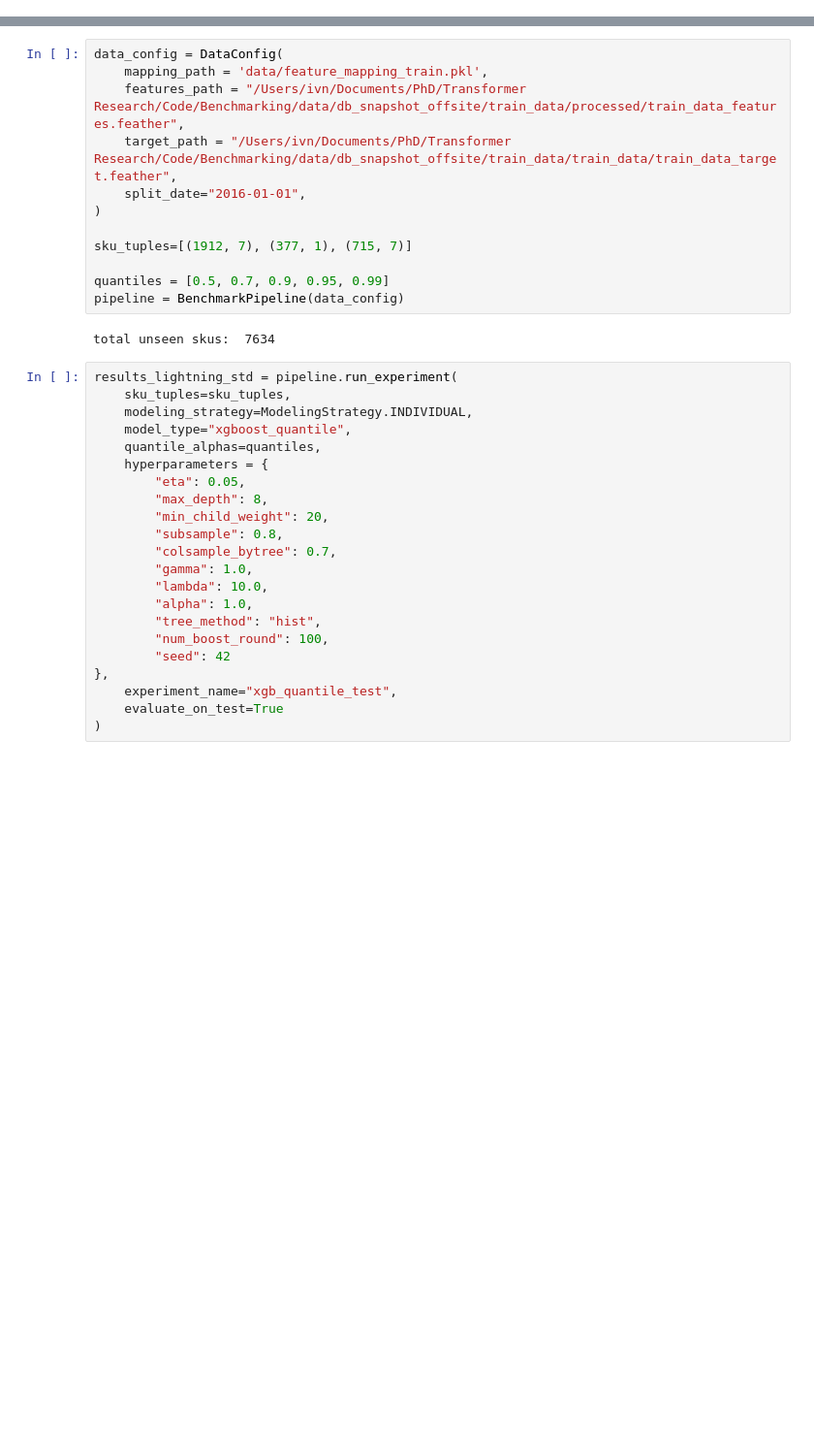
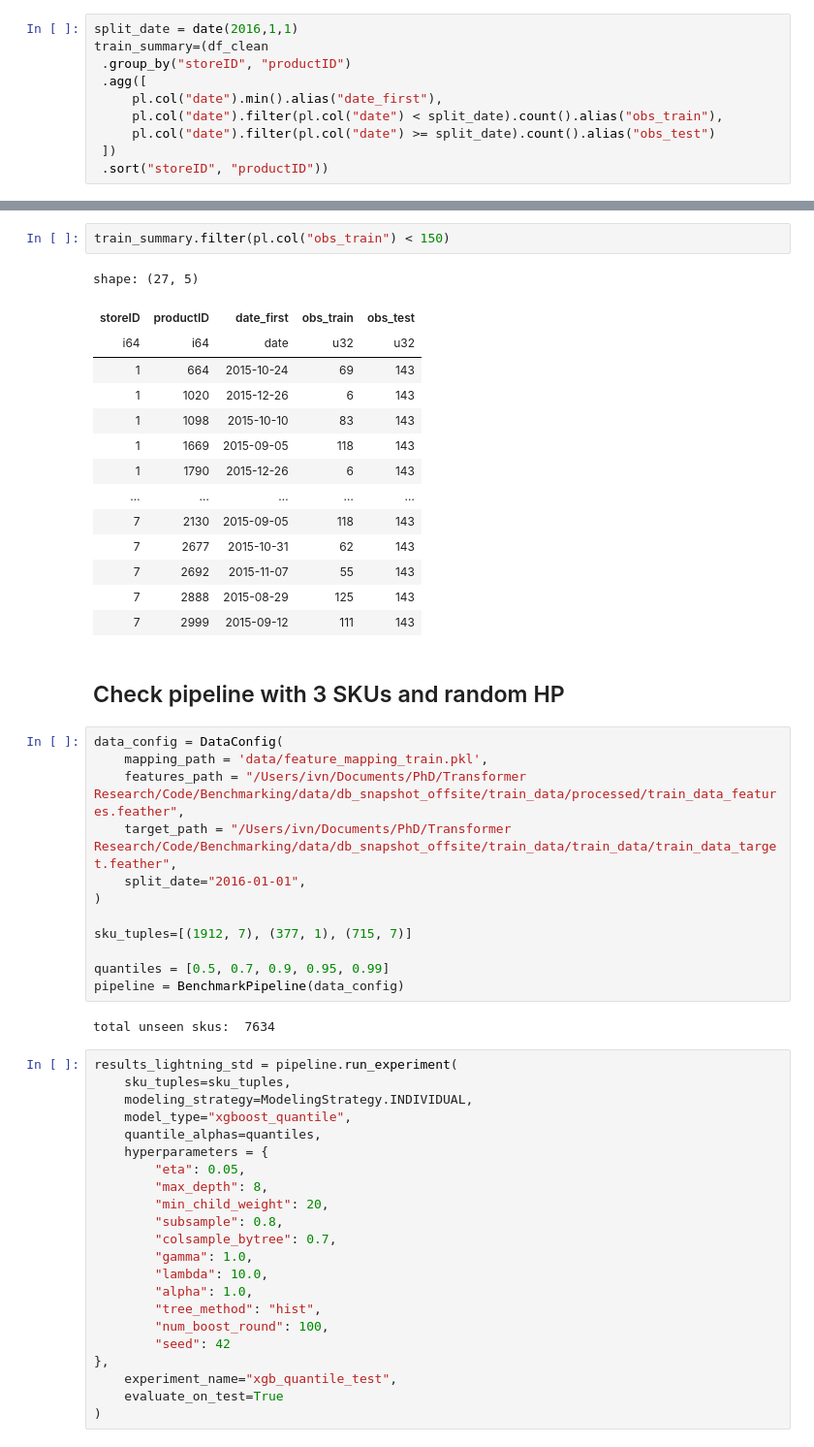
Before and after one commit to ivn23/bench-time, a Jupyter notebook: pipeline_test.ipynb, the cells around one changed output, grey strips where cells are left out. Shown: that part at 97% size. Cells and saved outputs as stored; diff of their text form; blank space fills up the shorter version.

Commit message:
extended pipeline_test notebook with experiments, experiment analysis and examples for tuning, training and other functionlities

```diff
--- a/pipeline_test.ipynb
+++ b/pipeline_test.ipynb
@@ -27,0 +83,10 @@ total unseen skus:  7634
+# %%
+split_date = date(2016,1,1)
+train_summary=(df_clean
+ .group_by("storeID", "productID")
+ .agg([
+     pl.col("date").min().alias("date_first"),
+     pl.col("date").filter(pl.col("date") < split_date).count().alias("obs_train"),
+     pl.col("date").filter(pl.col("date") >= split_date).count().alias("obs_test")
+ ])
+ .sort("storeID", "productID"))
@@ -28,3 +101,22 @@ total unseen skus:  7634
+# %%
+train_summary.filter(pl.col("obs_train") < 150)
+# %% [output]
+shape: (27, 5)
+| storeID | productID | date_first | obs_train | obs_test |
+| i64 | i64 | date | u32 | u32 |
+| 1 | 664 | 2015-10-24 | 69 | 143 |
+| 1 | 1020 | 2015-12-26 | 6 | 143 |
+| 1 | 1098 | 2015-10-10 | 83 | 143 |
+| 1 | 1669 | 2015-09-05 | 118 | 143 |
+| 1 | 1790 | 2015-12-26 | 6 | 143 |
+| … | … | … | … | … |
+| 7 | 2130 | 2015-09-05 | 118 | 143 |
+| 7 | 2677 | 2015-10-31 | 62 | 143 |
+| 7 | 2692 | 2015-11-07 | 55 | 143 |
+| 7 | 2888 | 2015-08-29 | 125 | 143 |
+| 7 | 2999 | 2015-09-12 | 111 | 143 |
+# %% [markdown]
+## Check pipeline with 3 SKUs and random HP
 # %%
 data_config = DataConfig(
     mapping_path = 'data/feature_mapping_train.pkl',
```
Also changed, not shown: parts of 32 cells of this notebook, 8 other files.
